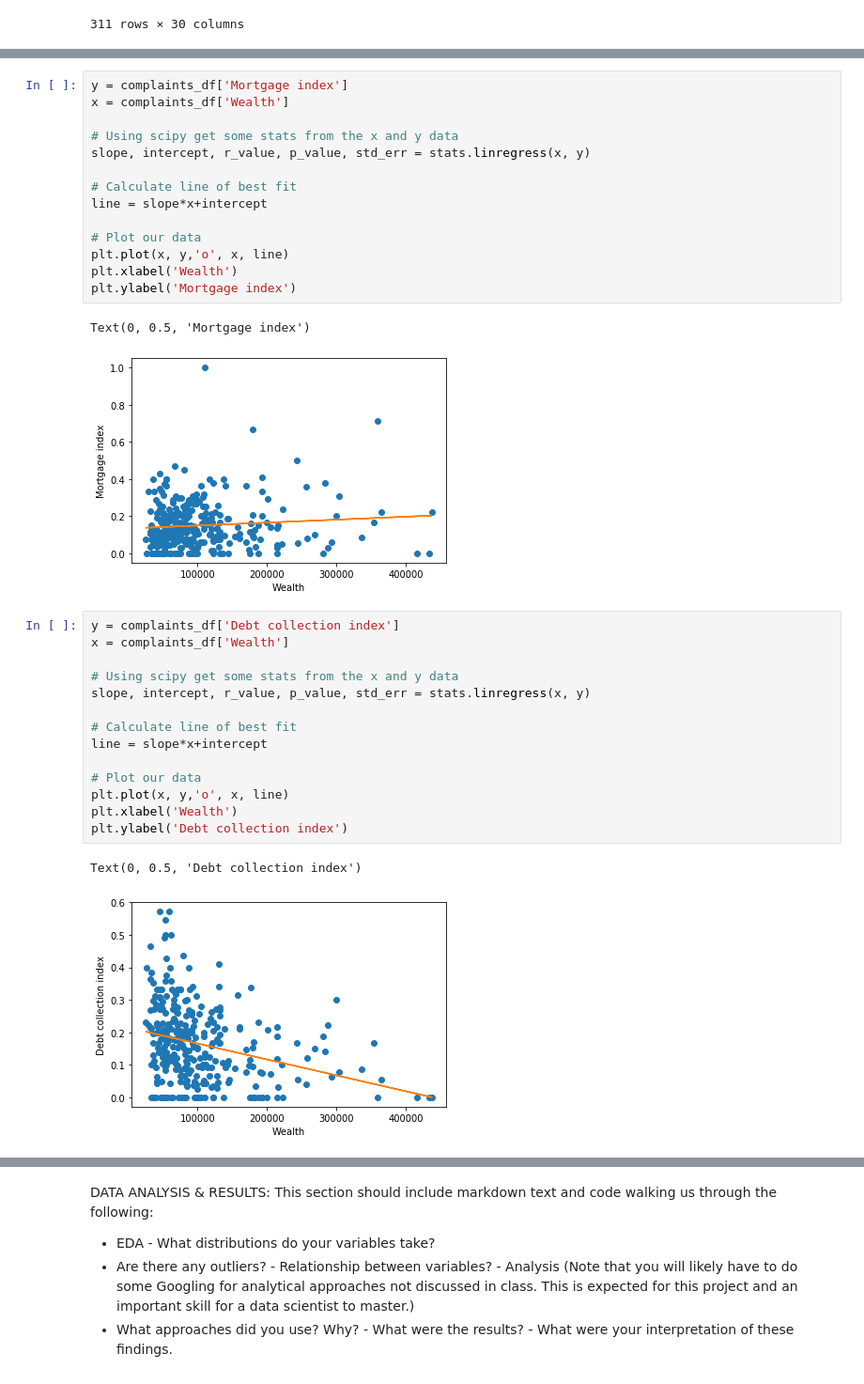
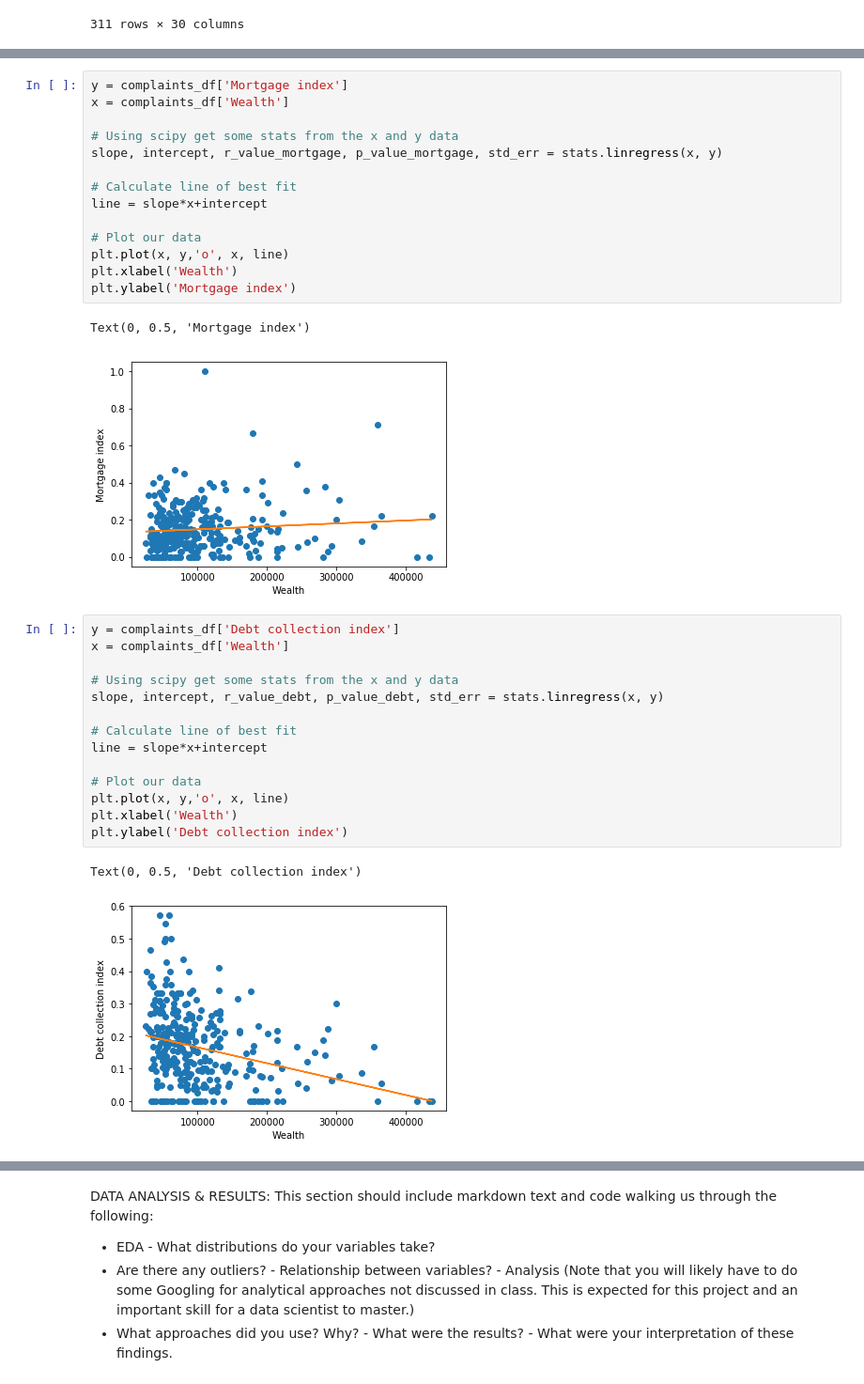
Before and after one commit to jmdangelo/Cogs108-Final-Project, a Jupyter notebook: FinalProject.ipynb, the cells around one changed output, grey strips where cells are left out. Shown at 94% size. Drawn from its saved outputs; the diff is of its cells as text.

```diff
--- a/FinalProject.ipynb
+++ b/FinalProject.ipynb
@@ -287,26 +287,26 @@ Text(0, 0.5, 'Credit reporting, credit repair services, or other personal consum
 # %%
 y = complaints_df['Mortgage index']
 x = complaints_df['Wealth']
 
 # Using scipy get some stats from the x and y data
-slope, intercept, r_value, p_value, std_err = stats.linregress(x, y)
+slope, intercept, r_value_mortgage, p_value_mortgage, std_err = stats.linregress(x, y)
 
 # Calculate line of best fit
 line = slope*x+intercept
 
 # Plot our data
 plt.plot(x, y,'o', x, line)
 plt.xlabel('Wealth')
 plt.ylabel('Mortgage index')
 # %% [output]
 Text(0, 0.5, 'Mortgage index')
-[figure, old version]
+[figure, new version]
 # %%
 y = complaints_df['Debt collection index']
 x = complaints_df['Wealth']
 
 # Using scipy get some stats from the x and y data
-slope, intercept, r_value, p_value, std_err = stats.linregress(x, y)
+slope, intercept, r_value_debt, p_value_debt, std_err = stats.linregress(x, y)
 
 # Calculate line of best fit
 line = slope*x+intercept
@@ -317,4 +317,4 @@ plt.xlabel('Wealth')
 plt.ylabel('Debt collection index')
 # %% [output]
 Text(0, 0.5, 'Debt collection index')
-[figure, old version]
+[figure, new version]
```
Also changed, not shown: parts of 5 cells of this notebook.
